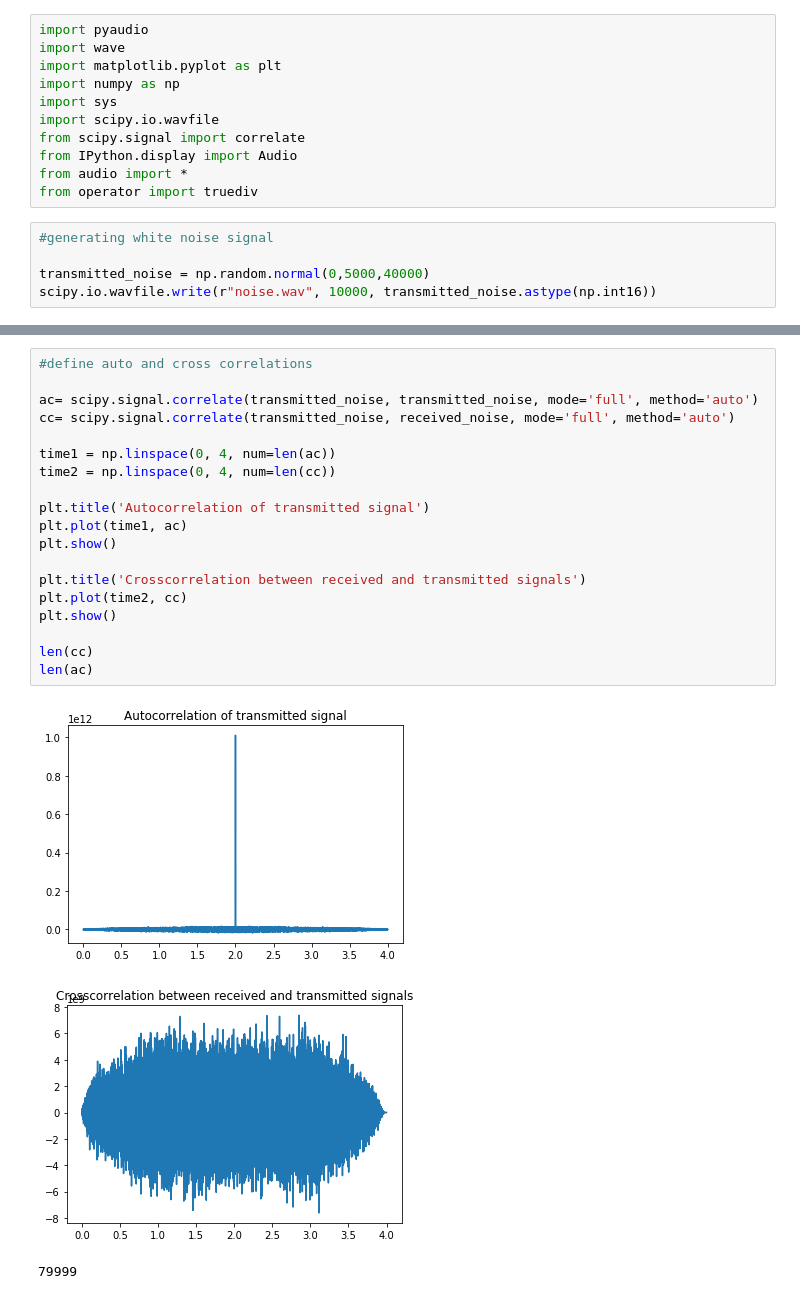
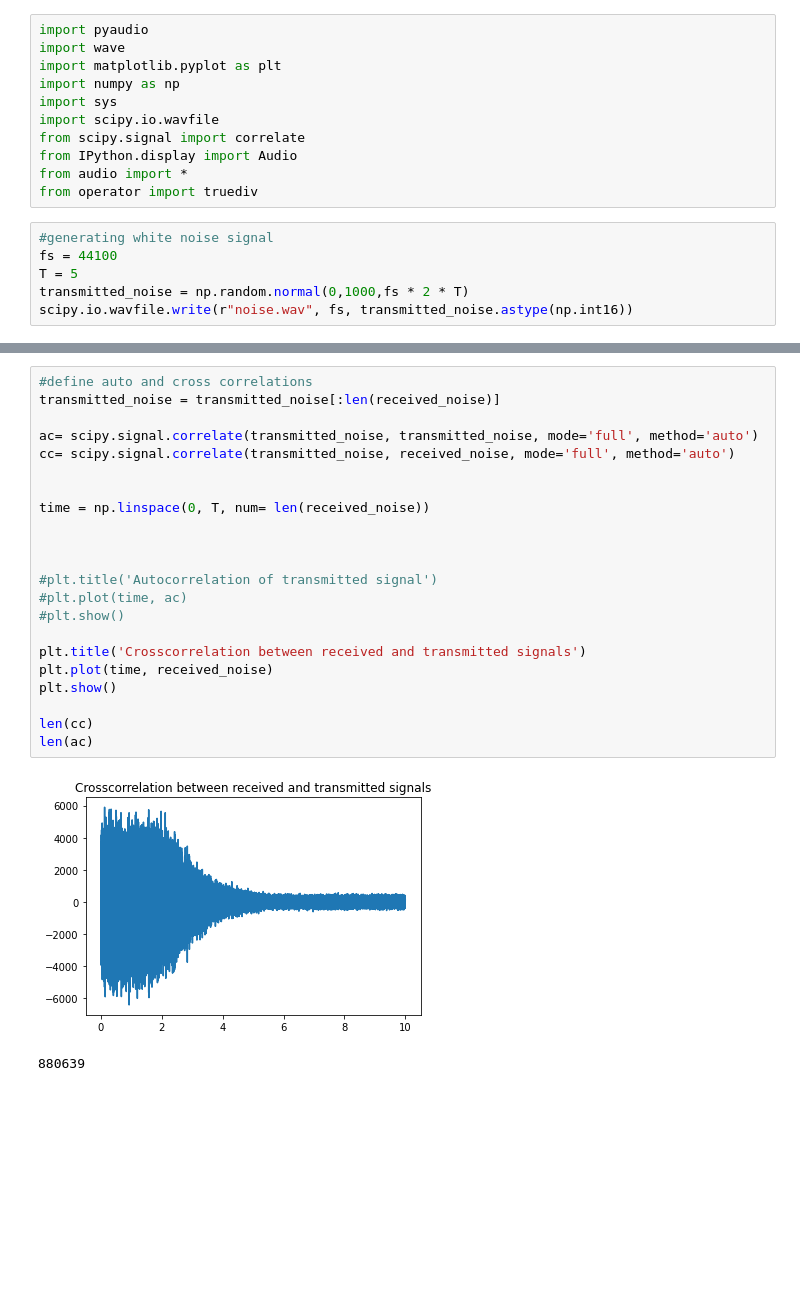
Before and after one commit to adamg-97/GF3-audio-modem, a Jupyter notebook: power_density_spectrum.ipynb, the cells around one changed output, grey strips where cells are left out. Drawn from its saved outputs; the diff is of its cells as text; blank space fills up the shorter version.

```diff
--- a/power_density_spectrum.ipynb
+++ b/power_density_spectrum.ipynb
@@ -11,9 +11,10 @@ from audio import *
 from operator import truediv
 # %%
 #generating white noise signal
-
-transmitted_noise = np.random.normal(0,5000,40000)
-scipy.io.wavfile.write(r"noise.wav", 10000, transmitted_noise.astype(np.int16))
+fs = 44100
+T = 5
+transmitted_noise = np.random.normal(0,1000,fs * 2 * T)
+scipy.io.wavfile.write(r"noise.wav", fs, transmitted_noise.astype(np.int16))
 # %%
 Audio("noise.wav")
 # %% [output]
@@ -30,26 +31,28 @@ Finished recording
 # %%
 #define auto and cross correlations
+transmitted_noise = transmitted_noise[:len(received_noise)]
 
 ac= scipy.signal.correlate(transmitted_noise, transmitted_noise, mode='full', method='auto')
 cc= scipy.signal.correlate(transmitted_noise, received_noise, mode='full', method='auto')
 
-time1 = np.linspace(0, 4, num=len(ac))
-time2 = np.linspace(0, 4, num=len(cc))
 
-plt.title('Autocorrelation of transmitted signal')
-plt.plot(time1, ac)
-plt.show()
+time = np.linspace(0, T, num= len(received_noise))
+
+
+
+#plt.title('Autocorrelation of transmitted signal')
+#plt.plot(time, ac)
+#plt.show()
 
 plt.title('Crosscorrelation between received and transmitted signals')
-plt.plot(time2, cc)
+plt.plot(time, received_noise)
 plt.show()
 
 len(cc)
 len(ac)
 # %% [output]
-[figure, old version]
+[figure, new version]
-[figure, removed]
-79999
+880639
 # %%
 #taking dft
 
```
Also changed, not shown: parts of 4 cells of this notebook, 1 other file.
